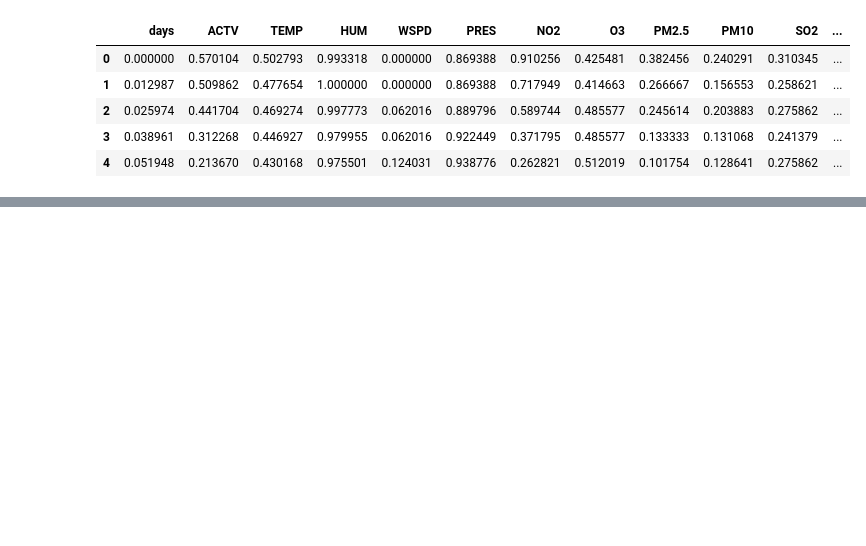
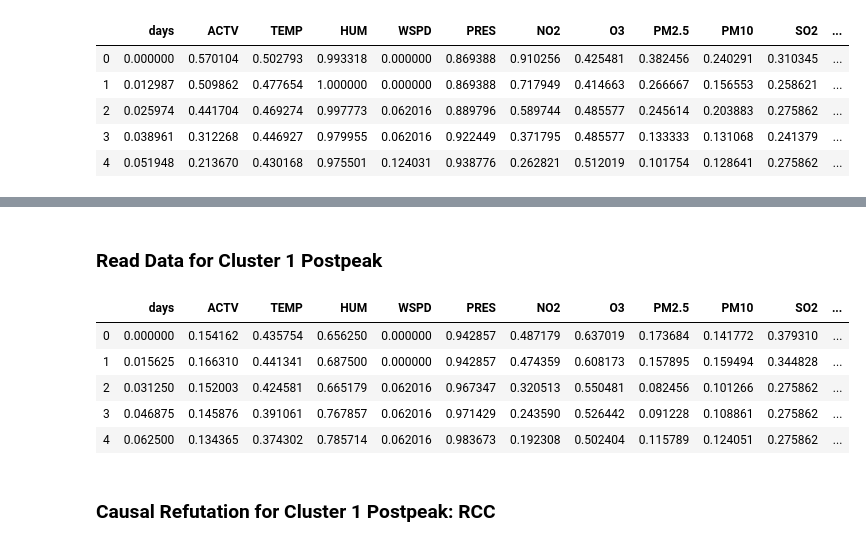
Before and after one commit to ritvik-iyer/EnvCausal-replication, a Jupyter notebook: scripts/causal_refutation.ipynb, the cells around one changed output, grey strips where cells are left out. Cells and saved outputs as stored; diff of their text form; code cells hidden in the pictures; blank space fills up the shorter version.

```diff
--- a/scripts/causal_refutation.ipynb
+++ b/scripts/causal_refutation.ipynb
@@ -125,0 +263,26 @@ New effect:0.06756068743849529
+# %% [markdown]
+### Read Data for Cluster 1 Postpeak
+# %%
+# Load the data and train the XGBoost models
+root = os.path.dirname(os.getcwd())
+data_dir = os.path.join(root, 'data')
+### Cluster 1 Overall ###
+c1_overall_path = os.path.join(data_dir, 'time_cluster_1_postpeak.csv')
+c1_overall = pd.read_csv(c1_overall_path)
+all_vars = ['days', 'ACTV', 'TEMP', 'HUM', 'WSPD', 'PRES', 'NO2', 'O3', 'PM2.5', 'PM10', 'SO2', 'CO', 'Case']
+cluster1_df = c1_overall[all_vars]
+# Normalize the data
+scaler = MinMaxScaler()
+normalized = scaler.fit_transform(cluster1_df.values)
+cluster1_df_norm = pd.DataFrame(normalized)
+cluster1_df_norm.columns = cluster1_df.columns
+cluster1_df_norm.head()
+# %% [output]
+|  | days | ACTV | TEMP | HUM | WSPD | PRES | NO2 | O3 | PM2.5 | PM10 | SO2 | ... |
+| 0 | 0.000000 | 0.154162 | 0.435754 | 0.656250 | 0.000000 | 0.942857 | 0.487179 | 0.637019 | 0.173684 | 0.141772 | 0.379310 | ... |
+| 1 | 0.015625 | 0.166310 | 0.441341 | 0.687500 | 0.000000 | 0.942857 | 0.474359 | 0.608173 | 0.157895 | 0.159494 | 0.344828 | ... |
+| 2 | 0.031250 | 0.152003 | 0.424581 | 0.665179 | 0.062016 | 0.967347 | 0.320513 | 0.550481 | 0.082456 | 0.101266 | 0.275862 | ... |
+| 3 | 0.046875 | 0.145876 | 0.391061 | 0.767857 | 0.062016 | 0.971429 | 0.243590 | 0.526442 | 0.091228 | 0.108861 | 0.275862 | ... |
+| 4 | 0.062500 | 0.134365 | 0.374302 | 0.785714 | 0.062016 | 0.983673 | 0.192308 | 0.502404 | 0.115789 | 0.124051 | 0.275862 | ... |
+# %% [markdown]
+### Causal Refutation for Cluster 1 Postpeak: RCC
```
Also changed, not shown: parts of 54 cells of this notebook, 2 other files.
